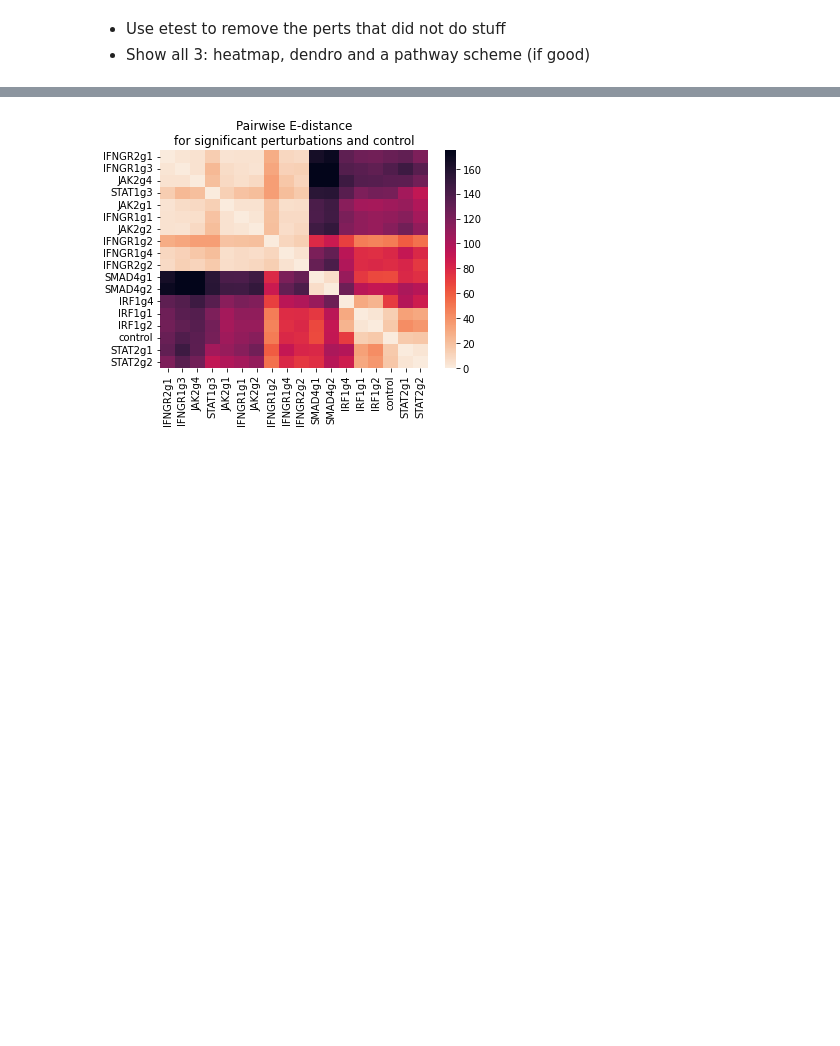
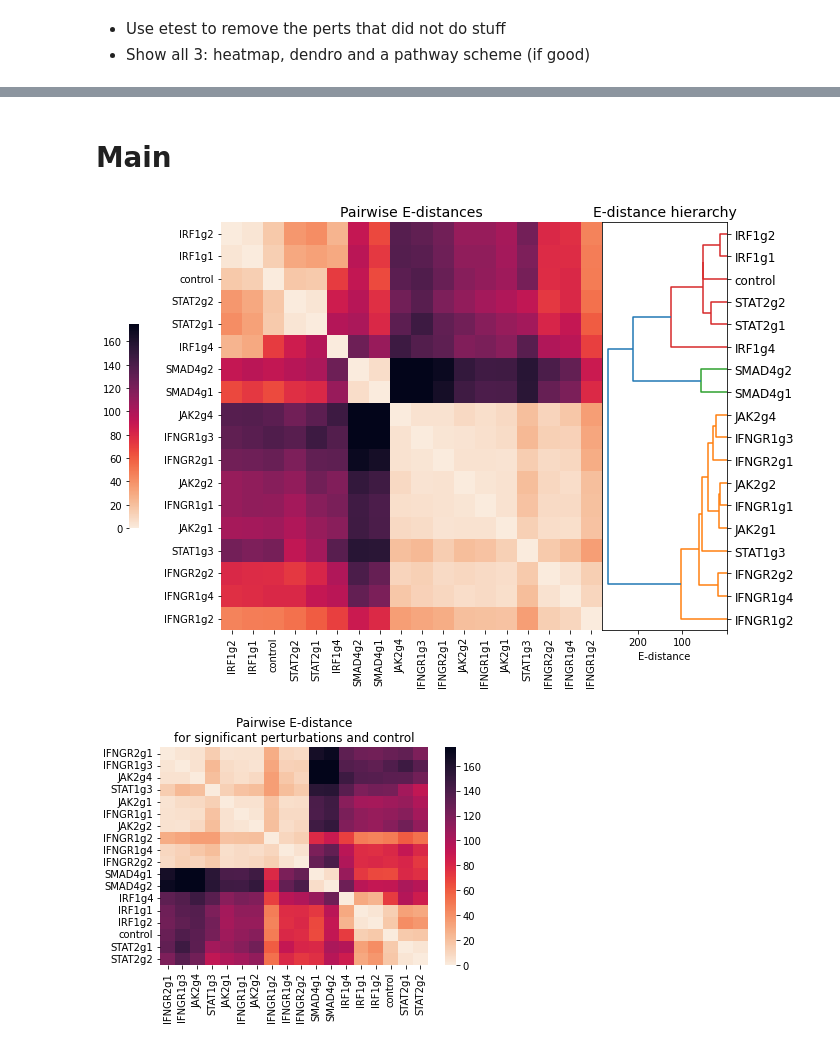
Before and after one commit to sanderlab/scPerturb, a Jupyter notebook: revision/notebooks/bio_interpretation_cluster_perturbations.ipynb, the cells around one changed output, grey strips where cells are left out. Drawn from its saved outputs; the diff is of its cells as text; code cells hidden in the pictures; blank space fills up the shorter version.

```diff
--- a/revision/notebooks/bio_interpretation_cluster_perturbations.ipynb
+++ b/revision/notebooks/bio_interpretation_cluster_perturbations.ipynb
@@ -71 +90,29 @@ pl.show()
+# %% [markdown]
+# Main
+# %%
+idx = et.index[(et.significant_adj) | (et.index=='control')]
+ed_ = ed.loc[idx, idx]
+ed_ = cluster_matrix(ed_, 'both', method='single')
+# %%
+scale = 0.75
+fig, axs = pl.subplots(1, 2, figsize=[(13+3)*scale,10*scale], gridspec_kw=dict(wspace=0, width_ratios=(13,3)))
+title_kwargs = dict(fontsize=14)
+
+ax = axs[1]
+Z = hierarchy.linkage(ed_, 'single')
+dn = hierarchy.dendrogram(Z, orientation='left', labels=ed_.index, ax=ax)
+labels = [l.get_text() for l in ax.get_yticklabels()][::-1]
+ax.set_title('E-distance hierarchy', **title_kwargs)
+ax.set_xlabel('E-distance')
+ax.yaxis.tick_right()
+ax.yaxis.set_label_position("right")
+ax.set_xticklabels(['', 100, 200, 300])
+
+ax = axs[0]
+sns.heatmap(ed_.loc[labels, labels], robust=True, cmap='rocket_r', ax=ax, cbar_kws={"shrink": 0.5, 'location': 'left', 'pad': 0.15})
+ax.set_title('Pairwise E-distances', **title_kwargs)
+
+pl.show()
+# %% [output]
+[figure, added]
 # %%
```
Also changed, not shown: parts of 11 cells of this notebook, 12 other files.
